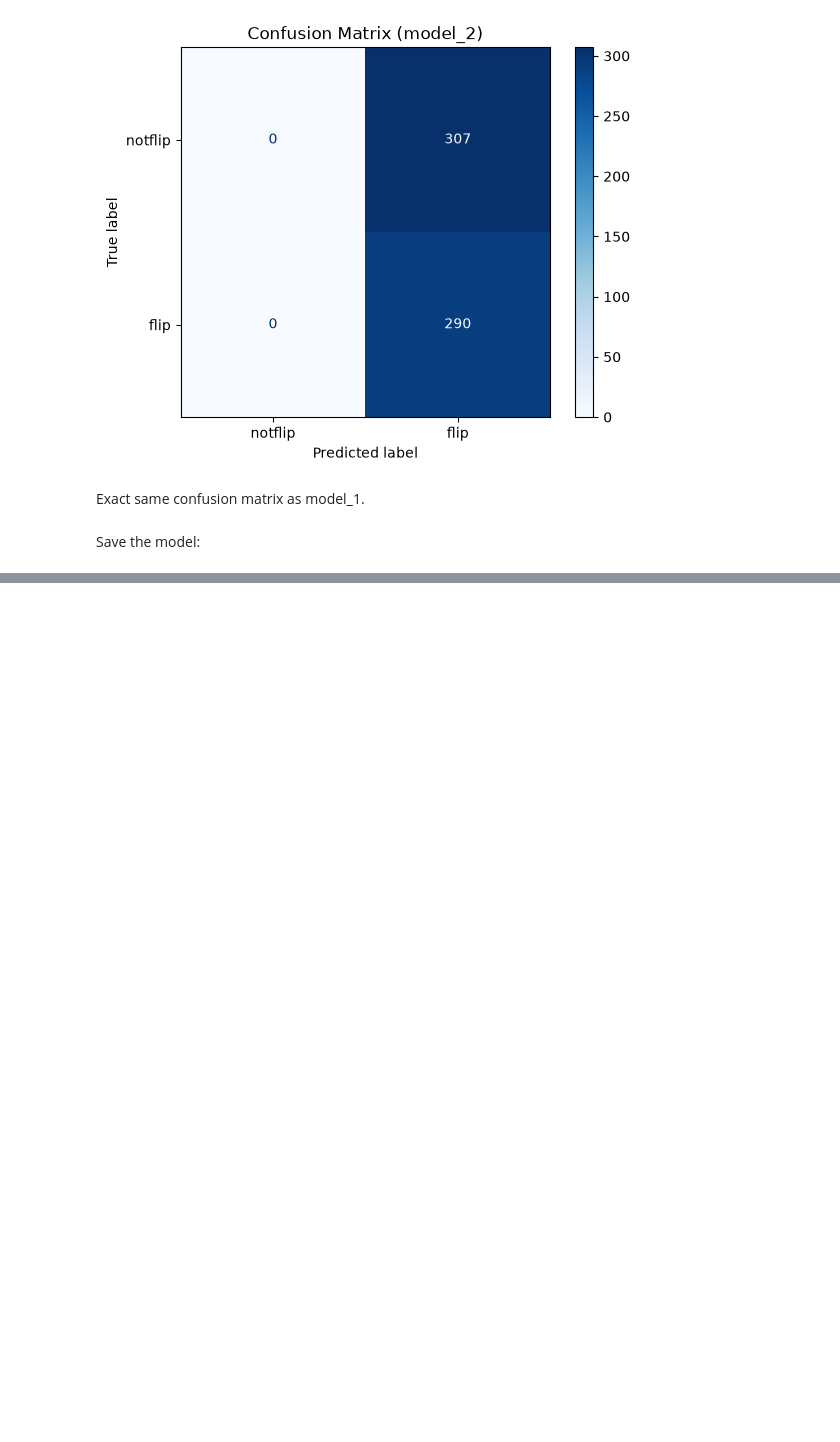
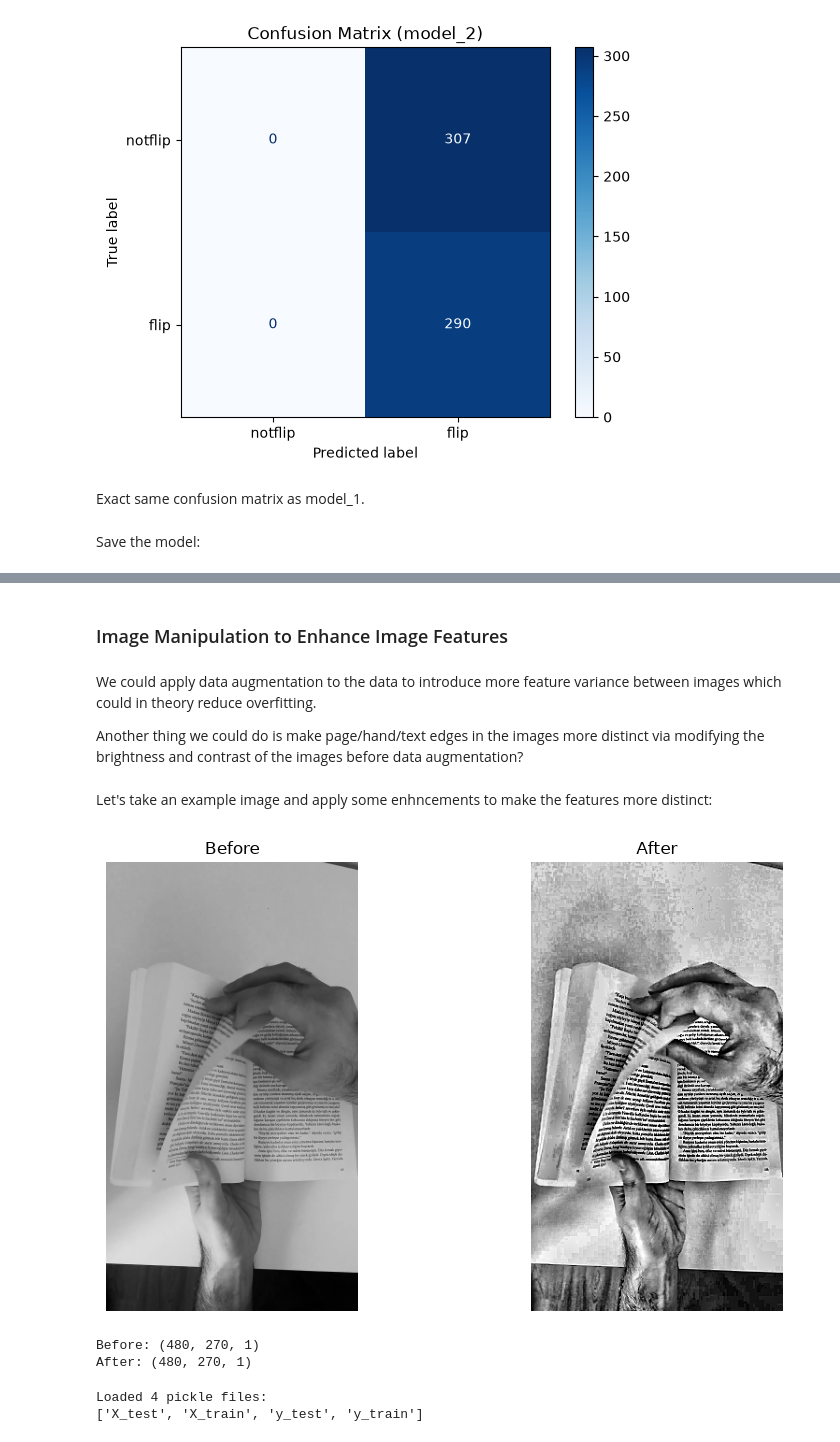
Before and after one commit to cameroncochrane/gejIeSjwpDqobLkc, a Jupyter notebook: notebooks/SFM_NB_4.ipynb, the cells around one changed output, grey strips where cells are left out. Cells and saved outputs as stored; diff of their text form; code cells hidden in the pictures; blank space fills up the shorter version.

```diff
--- a/notebooks/SFM_NB_4.ipynb
+++ b/notebooks/SFM_NB_4.ipynb
@@ -238,2 +233,10 @@ Saved history to 'C:\Users\cochr\Data Science Projects\gejIeSjwpDqobLkc\models\s
 # %% [markdown]
-<h3>
+<h3>Image Manipulation to Enhance Image Features
+# %% [markdown]
+We could apply data augmentation to the data to introduce more feature variance between images which could in theory reduce overfitting.
+
+Another thing we could do is make page/hand/text edges in the images more distinct via modifying the brightness and contrast of the images before data augmentation?
+# %% [markdown]
+Let's take an example image and apply some enhncements to make the features more distinct:
+# %%
+eg_im = X_train[0]
@@ -239,0 +300,32 @@ Saved history to 'C:\Users\cochr\Data Science Projects\gejIeSjwpDqobLkc\models\s
+# %%
+# Enhancement parameters:
+gamma = 0.9
+clahe_clip = 10.0
+clahe_grid = (16,16)
+sharpness = 1.0
+
+# Apply enhancements:
+mod_eg_im = enhance_image(image = eg_im, gamma=gamma, clahe_clip=clahe_clip, clahe_grid=clahe_grid, sharpen_amount=sharpness)
+
+
+# Display:
+fig, axes = plt.subplots(1, 2, figsize=(10, 5))
+
+axes[0].imshow(eg_im.squeeze(), cmap="gray", vmin=0, vmax=1)
+axes[0].set_title("Before")
+axes[0].axis("off")
+
+axes[1].imshow(mod_eg_im.squeeze(), cmap="gray", vmin=0, vmax=1)
+axes[1].set_title("After")
+axes[1].axis("off")
+
+plt.tight_layout()
+plt.show()
+# %% [output]
+[figure, added]
+# %%
+print(f"Before: {eg_im.shape}")
+print(f"After: {mod_eg_im.shape}")
+# %% [output]
+Before: (480, 270, 1)
+After: (480, 270, 1)
@@ -239,0 +340,14 @@ Saved history to 'C:\Users\cochr\Data Science Projects\gejIeSjwpDqobLkc\models\s
+# %%
+# Load 'fresh' data:
+
+pkl_data = load_pickle_data(SFM_DATA_DIR)
+
+X_train = pkl_data['X_train']
+y_train = pkl_data['y_train']
+X_test = pkl_data['X_test']
+y_test = pkl_data['y_test']
+
+X_train, y_train = shuffle_training_data(X_train, y_train)
+# %% [output]
+Loaded 4 pickle files:
+['X_test', 'X_train', 'y_test', 'y_train']
```
Also changed, not shown: parts of 17 cells of this notebook, 3 other files.
